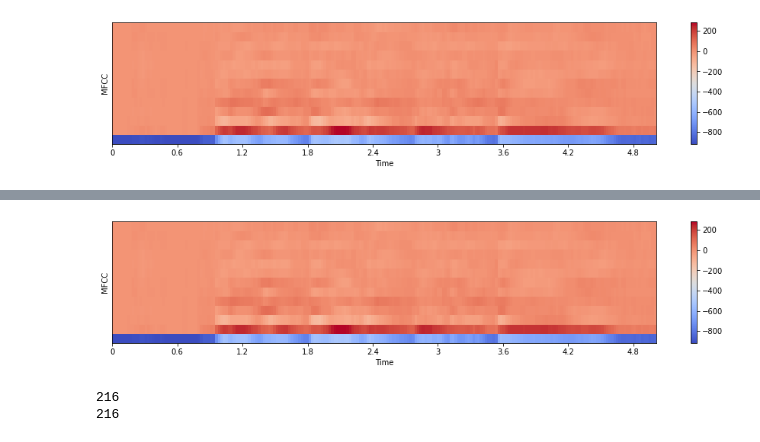
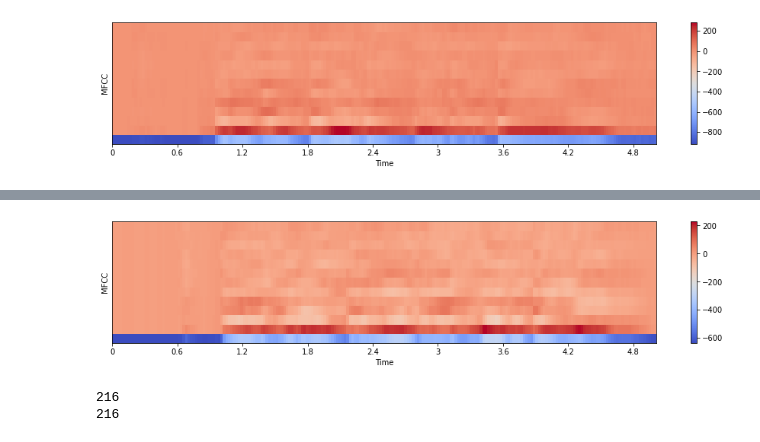
Before and after one commit to Rajesh1505/Speech_Emotion_Recognition_Rajesh_Kumar_Patel-Capstone_Project, a Jupyter notebook: Speech_Emotion_Recognition.ipynb, the cells around one changed output, grey strips where cells are left out. Saved outputs shown, nothing was run; the diff lists cells and outputs as text; code cells hidden in the pictures.

```diff
--- a/Speech_Emotion_Recognition.ipynb
+++ b/Speech_Emotion_Recognition.ipynb
@@ -247,7 +247,7 @@ plt.show()
 # %%
 # Male angry audio clip
 audio_clip = RAV+"Actor_09/03-01-05-01-01-01-09.wav"
-X, sample_rate = librosa.load(path, res_type='kaiser_fast',duration=2.5,sr=22050*2,offset=0.5)
+X, sample_rate = librosa.load(audio_clip, res_type='kaiser_fast',duration=2.5,sr=22050*2,offset=0.5)
 mfcc = librosa.feature.mfcc(y=X, sr=sample_rate, n_mfcc=13)
 
 # plot MFCC
@@ -264,19 +264,19 @@ ipd.Audio(audio_clip)
 # %%
 # Female angry audio clip
 audio_clip = RAV+"Actor_08/03-01-05-02-01-01-08.wav"
-X, sample_rate = librosa.load(path, res_type='kaiser_fast',duration=2.5,sr=22050*2,offset=0.5)
+X, sample_rate = librosa.load(audio_clip, res_type='kaiser_fast',duration=2.5,sr=22050*2,offset=0.5)
 mfcc = librosa.feature.mfcc(y=X, sr=sample_rate, n_mfcc=13)
 
 # plot MFCC
 plt.figure(figsize=(16, 10))
 plt.subplot(3,1,1)
 librosa.display.specshow(mfcc, x_axis='time')
 plt.ylabel('MFCC')
 plt.colorbar()
 #play audio clip
 ipd.Audio(audio_clip)
 # %% [output]
 [interactive output not drawn]
-[figure, old version]
+[figure, new version]
 # %%
 # Male angry audio clip
```
Also changed, not shown: parts of 12 cells of this notebook.
